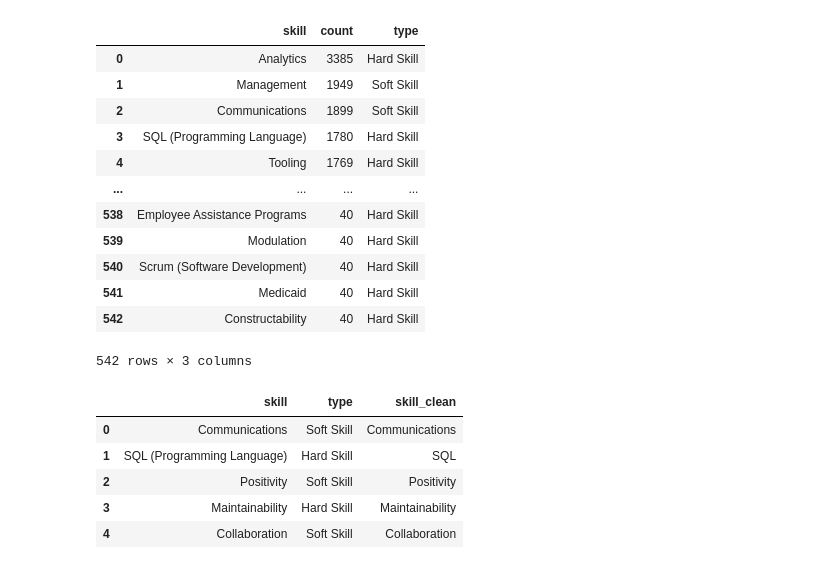
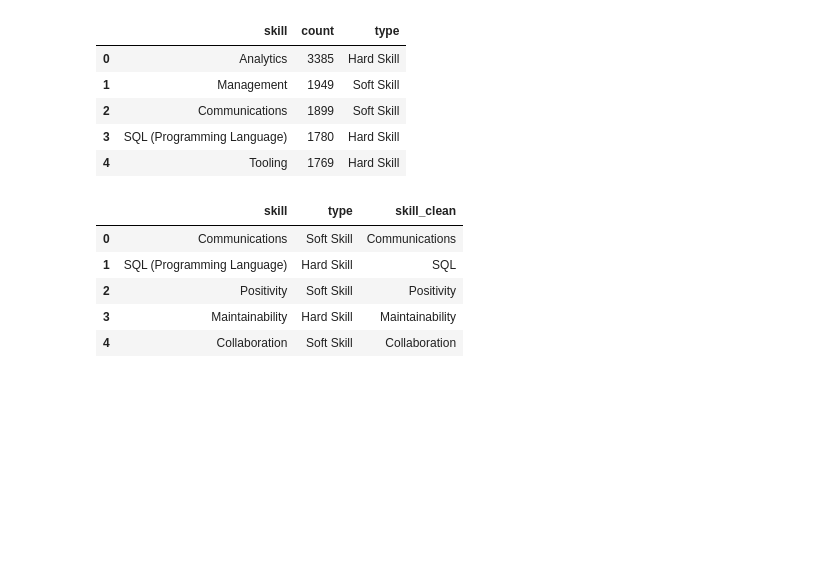
Before and after one commit to KristinaGol/Capstone-Project-DataCVPro, a Jupyter notebook: extract_skill_count_20.ipynb, the cells around one changed output. Drawn from its saved outputs; the diff is of its cells as text; code cells hidden in the pictures; blank space fills up the shorter version.

```diff
--- a/extract_skill_count_20.ipynb
+++ b/extract_skill_count_20.ipynb
@@ -12,21 +13,14 @@ skills_20 = sf.get_dataframe(f' SELECT * FROM {schema}.skills_20')
 # %%
 # drop skills with low count
 df_skills_top = skills_20.query('count >= 40').copy()
-df_skills_top
+df_skills_top.head()
 # %% [output]
 |  | skill | count | type |
 | 0 | Analytics | 3385 | Hard Skill |
 | 1 | Management | 1949 | Soft Skill |
 | 2 | Communications | 1899 | Soft Skill |
 | 3 | SQL (Programming Language) | 1780 | Hard Skill |
 | 4 | Tooling | 1769 | Hard Skill |
-| ... | ... | ... | ... |
-| 538 | Employee Assistance Programs | 40 | Hard Skill |
-| 539 | Modulation | 40 | Hard Skill |
-| 540 | Scrum (Software Development) | 40 | Hard Skill |
-| 541 | Medicaid | 40 | Hard Skill |
-| 542 | Constructability | 40 | Hard Skill |
-542 rows × 3 columns
 # %%
 # drop entries that are not really skills
 
```
Also changed, not shown: parts of 22 cells of this notebook.
